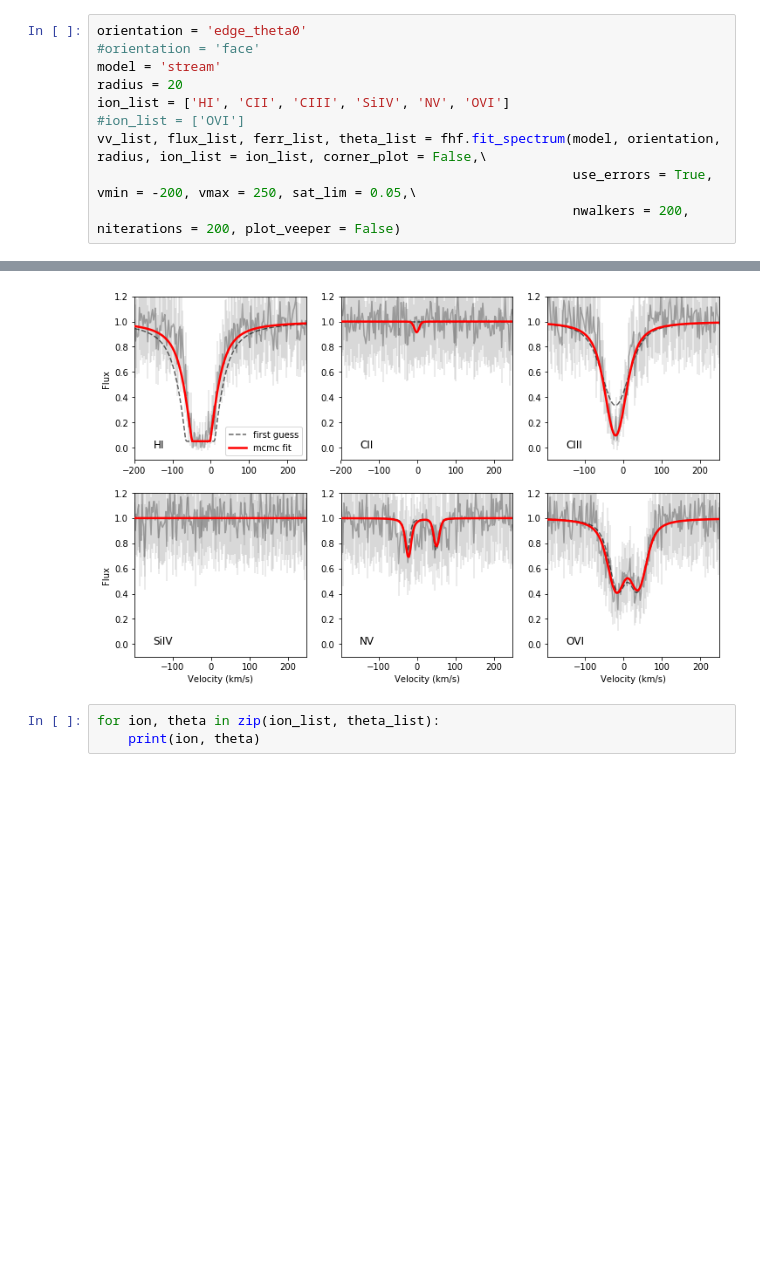
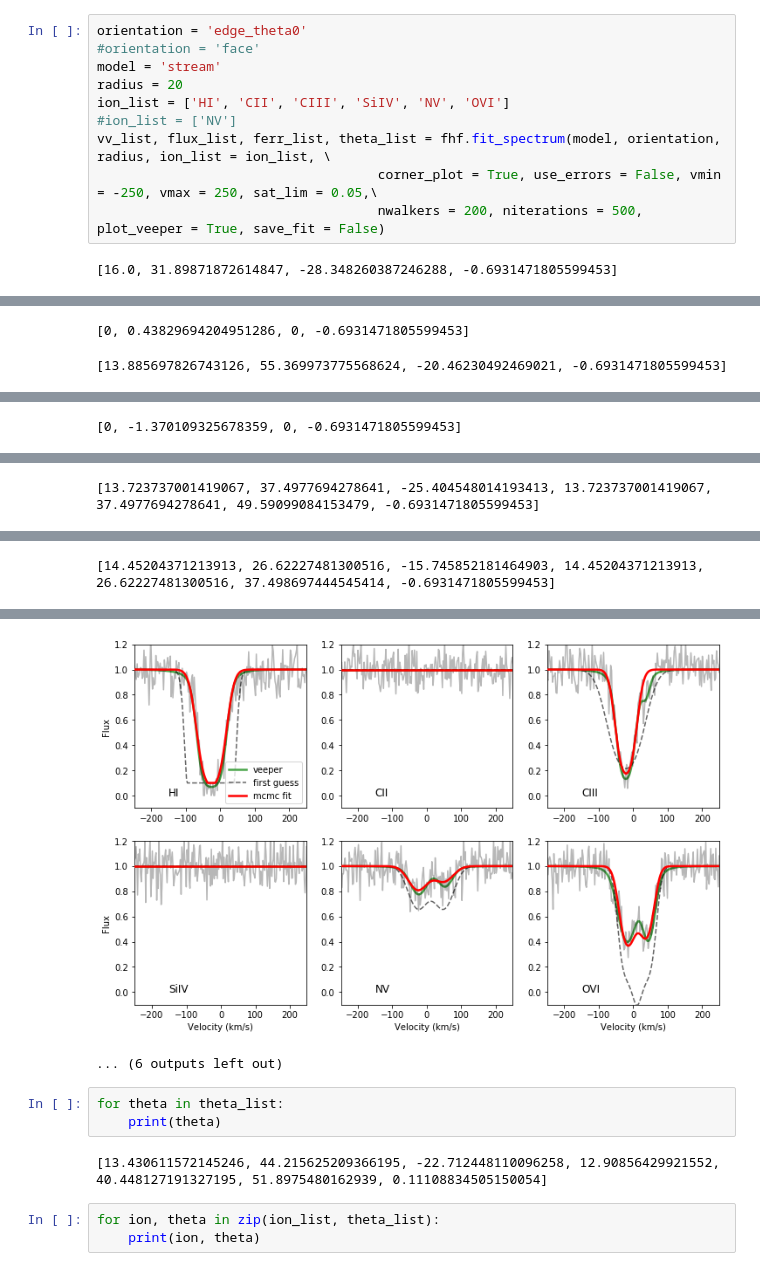
Before and after one commit to ibutsky/synthetic_spectra, a Jupyter notebook: scripts/mcmc_voigt/mcmc_fit_attempt.ipynb, the cells around one changed output, grey strips where cells are left out. Saved outputs shown, nothing was run; the diff lists cells and outputs as text; blank space fills up the shorter version.

```diff
--- a/scripts/mcmc_voigt/mcmc_fit_attempt.ipynb
+++ b/scripts/mcmc_voigt/mcmc_fit_attempt.ipynb
@@ -21,8 +22,9 @@ orientation = 'edge_theta0'
 model = 'stream'
 radius = 20
 ion_list = ['HI', 'CII', 'CIII', 'SiIV', 'NV', 'OVI']
-#ion_list = ['OVI']
-vv_list, flux_list, ferr_list, theta_list = fhf.fit_spectrum(model, orientation, radius, ion_list = ion_list, corner_plot = False,\
-                                                             use_errors = True, vmin = -200, vmax = 250, sat_lim = 0.05,\
-                                                             nwalkers = 200, niterations = 200, plot_veeper = False)
+#ion_list = ['NV']
+vv_list, flux_list, ferr_list, theta_list = fhf.fit_spectrum(model, orientation, radius, ion_list = ion_list, \
+                                    corner_plot = True, use_errors = False, vmin = -250, vmax = 250, sat_lim = 0.05,\
+                                    nwalkers = 200, niterations = 500, plot_veeper = True, save_fit = False)
 # %% [output]
+[16.0, 31.89871872614847, -28.348260387246288, -0.6931471805599453]
@@ -28,0 +37,2 @@ vv_list, flux_list, ferr_list, theta_list = fhf.fit_spectrum(model, orientation,
+[0, 0.43829694204951286, 0, -0.6931471805599453]
+[13.885697826743126, 55.369973775568624, -20.46230492469021, -0.6931471805599453]
@@ -28,0 +42 @@ vv_list, flux_list, ferr_list, theta_list = fhf.fit_spectrum(model, orientation,
+[0, -1.370109325678359, 0, -0.6931471805599453]
@@ -28,0 +49 @@ vv_list, flux_list, ferr_list, theta_list = fhf.fit_spectrum(model, orientation,
+[13.723737001419067, 37.4977694278641, -25.404548014193413, 13.723737001419067, 37.4977694278641, 49.59099084153479, -0.6931471805599453]
@@ -28,0 +65 @@ vv_list, flux_list, ferr_list, theta_list = fhf.fit_spectrum(model, orientation,
+[14.45204371213913, 26.62227481300516, -15.745852181464903, 14.45204371213913, 26.62227481300516, 37.498697444545414, -0.6931471805599453]
@@ -29,4 +76,10 @@ vv_list, flux_list, ferr_list, theta_list = fhf.fit_spectrum(model, orientation,
-[figure, old version]
+[figure, new version]
+... (6 outputs left out)
+# %%
+for theta in theta_list:
+    print(theta)
+# %% [output]
+[13.430611572145246, 44.215625209366195, -22.712448110096258, 12.90856429921552, 40.448127191327195, 51.8975480162939, 0.11108834505150054]
 # %%
 for ion, theta in zip(ion_list, theta_list):
     print(ion, theta)
```
Also changed, not shown: parts of 3 cells of this notebook, 2 other files.
